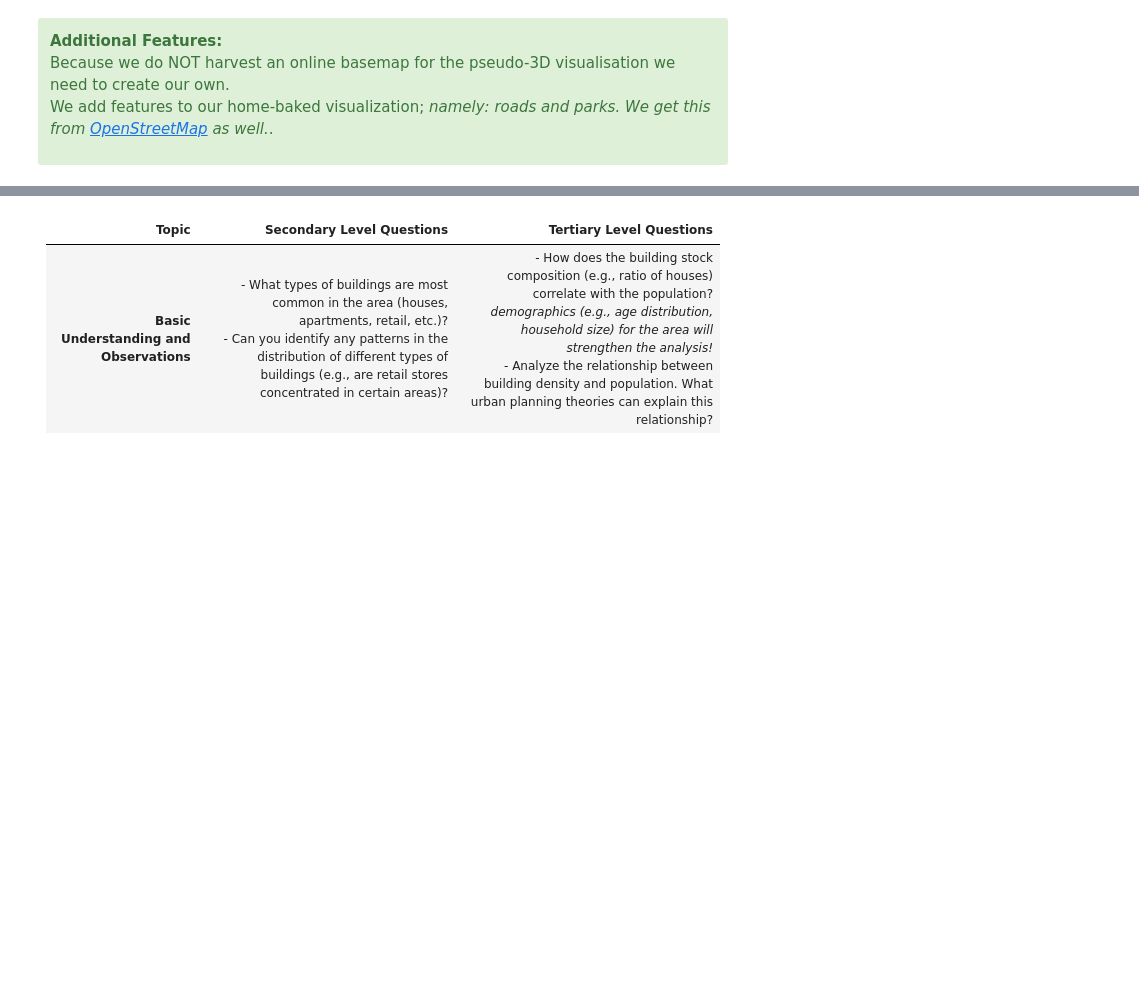
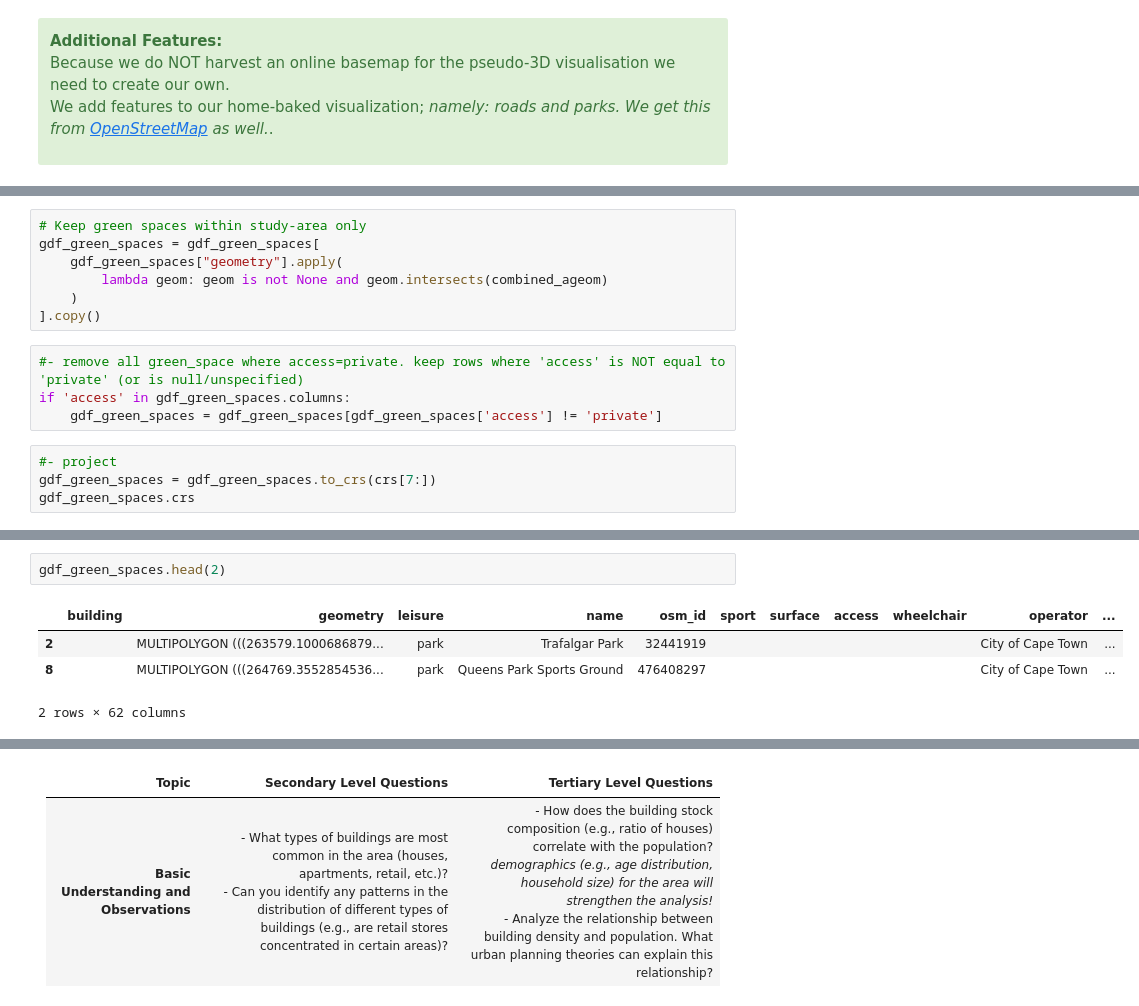
Before and after one commit to AdrianKriger/geo3D_wrkshp, a Jupyter notebook: _sources/notebooks/CityJSONdataScience-noInternet.ipynb, the cells around one changed output, grey strips where cells are left out. Saved outputs shown, nothing was run; the diff lists cells and outputs as text; blank space fills up the shorter version.

```diff
--- a/_sources/notebooks/CityJSONdataScience-noInternet.ipynb
+++ b/_sources/notebooks/CityJSONdataScience-noInternet.ipynb
@@ -1023,0 +1177,15 @@ city3D.create_maplibre_3Dviz(
+# %%
+# Keep green spaces within study-area only
+gdf_green_spaces = gdf_green_spaces[
+    gdf_green_spaces["geometry"].apply(
+        lambda geom: geom is not None and geom.intersects(combined_ageom)
+    )
+].copy()
+# %%
+#- remove all green_space where access=private. keep rows where 'access' is NOT equal to 'private' (or is null/unspecified)
+if 'access' in gdf_green_spaces.columns:
+    gdf_green_spaces = gdf_green_spaces[gdf_green_spaces['access'] != 'private']
+# %%
+#- project
+gdf_green_spaces = gdf_green_spaces.to_crs(crs[7:])
+gdf_green_spaces.crs
@@ -1023,0 +1207,7 @@ city3D.create_maplibre_3Dviz(
+# %%
+gdf_green_spaces.head(2)
+# %% [output]
+|  | building | geometry | leisure | name | osm_id | sport | surface | access | wheelchair | operator | ... |
+| 2 |  | MULTIPOLYGON (((263579.1000686879... | park | Trafalgar Park | 32441919 |  |  |  |  | City of Cape Town | ... |
+| 8 |  | MULTIPOLYGON (((264769.3552854536... | park | Queens Park Sports Ground | 476408297 |  |  |  |  | City of Cape Town | ... |
+2 rows × 62 columns
```
Also changed, not shown: parts of 43 cells of this notebook, 24 other files.
